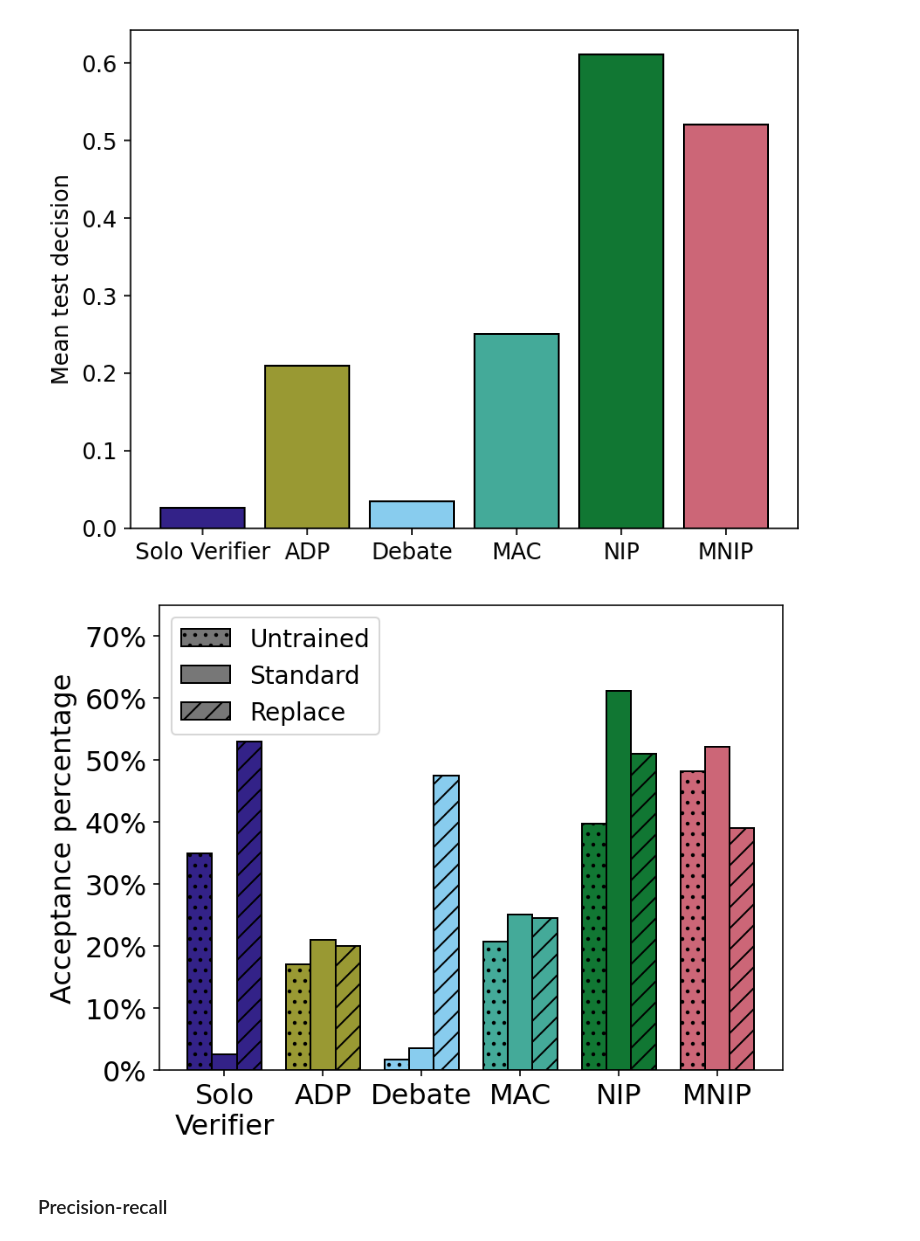
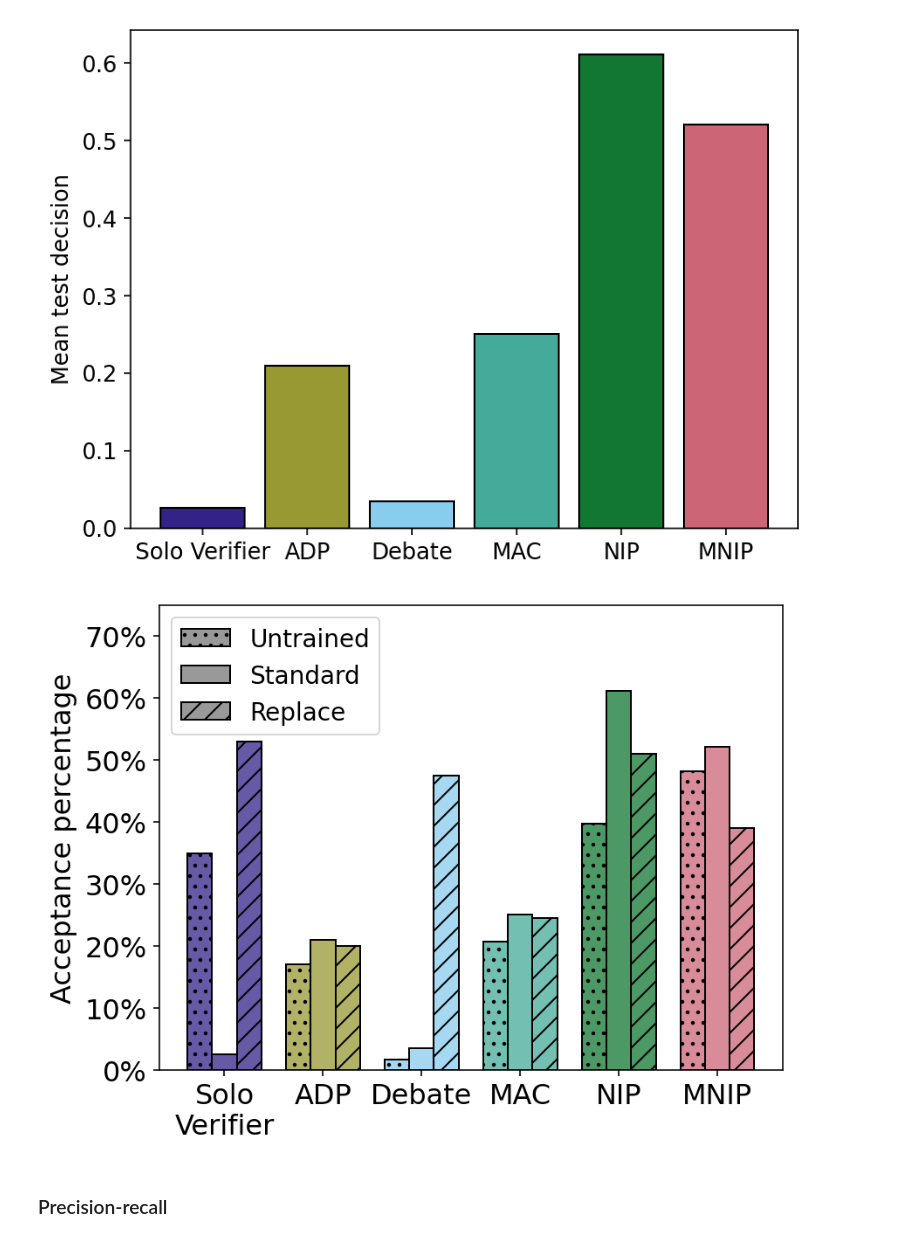
Before and after one commit to SamAdamDay/neural-interactive-proofs, a Jupyter notebook: playground/plots.ipynb, the cells around one changed output. Saved outputs shown, nothing was run; the diff lists cells and outputs as text; code cells hidden in the pictures.

```diff
--- a/playground/plots.ipynb
+++ b/playground/plots.ipynb
@@ -724,16 +885,9 @@ fig, ax = plt.subplots()
 for protocol in protocols:
     color = PROTOCOL_COLOURS[protocol]
 
-    if protocol in cv_test_histories["mean_accuracy"]:
-        history = cv_test_histories["mean_accuracy"][protocol]
-        ax.plot(history.index + 1, history, label=protocol, color=color)  # Adjust index to start at 1
-
-# if INCLUDE_REPLACE_RUNS:
-#     for protocol in protocols:
-#         color = PROTOCOL_COLOURS[protocol]
-#         if protocol in cv_replace_histories["mean_accuracy"]:
-#             history = cv_replace_histories["mean_accuracy"][protocol]
-#             ax.plot(history.index + 1, history, label=f"{protocol} (R)", color=color, linestyle="--")  # Adjust index to start at 1
+    if protocol in cv_replace_test_histories["mean_accuracy"]:
+        history = cv_replace_test_histories["mean_accuracy"][protocol]
+        ax.plot(history.index + 1, history, label=f"{protocol} (Replace)", color=color)  # Adjust index to start at 1
 
 # ax.set_title("Mean Test Accuracy by Iteration for the Code Checking Task by Protocol", pad=10)
 ax.set_xlabel("Iteration")
@@ -781,7 +935,7 @@ for solo_agent in cv_solo_test_stats["mean_accuracy"].keys():
     )
 
 if not INCLUDE_REPLACE_RUNS:
-    bars = ax.bar(
+    values = ax.bar(
         range(len(protocols)),
         mean_accuracies,
         yerr=std_accuracies,
@@ -798,7 +952,7 @@ else:
     bar_width = 0.35
 
     # Plot the mean decisions as a bar chart
-    bars = ax.bar(
+    values = ax.bar(
         [p - bar_width / 2 for p in range(len(protocols))],
         mean_accuracies,
         width=bar_width,
@@ -1018,9 +1172,9 @@ if INCLUDE_REPLACE_RUNS:
         color = PROTOCOL_COLOURS[protocol]
         if protocol in cv_replace_histories["mean_episode_length"]:
             history = cv_replace_histories["mean_episode_length"][protocol]
-            ax.plot(history.index + 1, history, label=f"{protocol} (R)", color=color, linestyle="--")
+            ax.plot(history.index + 1, history, label=f"{protocol} (Replace)", color=color, linestyle="--")
 
-ax.set_title("Mean Episode Length by Iteration for the Code Checking Task by Protocol", pad=10)
+ax.set_title("Mean episode length per iteration by protocol", pad=10)
 ax.set_xlabel("Iteration")
 ax.set_xlim(1, num_iterations)
 ax.set_ylabel("Mean episode length")
@@ -1088,7 +1242,7 @@ colors = [PROTOCOL_COLOURS.get(protocol, "#000000") for protocol in protocols_an
 
 if not INCLUDE_REPLACE_RUNS:
     fig, ax = plt.subplots()
-    bars = ax.bar(
+    values = ax.bar(
         range(len(protocols_and_verifier)), mean_decisions, color=colors, edgecolor=EDGE_COLOUR
     )
 
@@ -1099,7 +1253,7 @@ else:
 
     # Plot the mean decisions as a bar chart
     fig, ax = plt.subplots()
-    bars = ax.bar(
+    values = ax.bar(
         [p - bar_width / 2 for p in range(len(protocols_and_verifier))],
         mean_decisions,
         width=bar_width,
@@ -1154,7 +1308,7 @@ bars_notrain = ax.bar(
     [p - bar_width for p in range(len(protocols_and_verifier))],
     notrain_mean_decisions,
     width=bar_width,
-    color=[add_alpha_to_hex(color, 1.0) for color in colors],
+    color=[add_alpha_to_hex(color, 0.75) for color in colors],
     hatch="..",
     edgecolor=EDGE_COLOUR,
     label="Untrained",
@@ -1165,41 +1319,41 @@ bars_standard = ax.bar(
     [p for p in range(len(protocols_and_verifier))],
     mean_decisions,
     width=bar_width,
-    color=colors,
+    color=[add_alpha_to_hex(color, 0.75) for color in colors],
     edgecolor=EDGE_COLOUR,
     label="Standard",
 )
 
 bars_replace = ax.bar(
     [p + bar_width for p in range(len(protocols_and_verifier))],
     replace_mean_decisions,
     width=bar_width,
-    color=[add_alpha_to_hex(color, 1.0) for color in colors],
+    color=[add_alpha_to_hex(color, 0.75) for color in colors],
     hatch="//",
     edgecolor=EDGE_COLOUR,
     label="Replace",
 )
 
 # Add legend
 legend = ax.legend(loc="upper left", fontsize=7 * FONT_SCALE)
 
 # Set the title and labels
 ax.set_ylabel("Acceptance percentage")
 ax.yaxis.set_major_formatter(PercentFormatter(1, decimals=0))
 ax.set_ylim(0, 0.75)
 # ax.set_xlabel("Protocol")
 ax.set_xticks(range(len(protocols_and_verifier)))
 ax.set_xticklabels([protocol.replace(" ", "\n") for protocol in protocols_and_verifier])
 
 # Set the color of the bars in the legend to gray
 for patch in legend.get_patches():
     patch.set_color(add_alpha_to_hex("#777777", patch.get_facecolor()[-1]))
     patch.set_edgecolor(EDGE_COLOUR)
 
 # Display the plot
 plt.show()
 # %% [output]
-[figure, old version]
+[figure, new version]
 # %% [markdown]
 ### Precision-recall
 # %%
```
Also changed, not shown: parts of 22 cells of this notebook.
